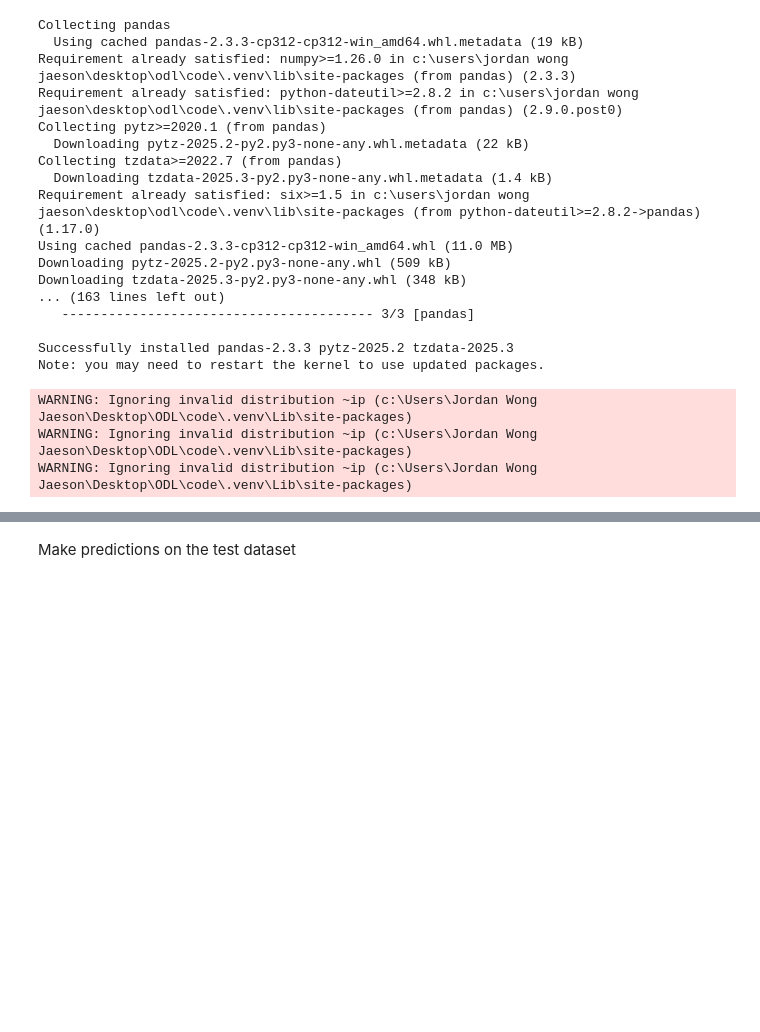
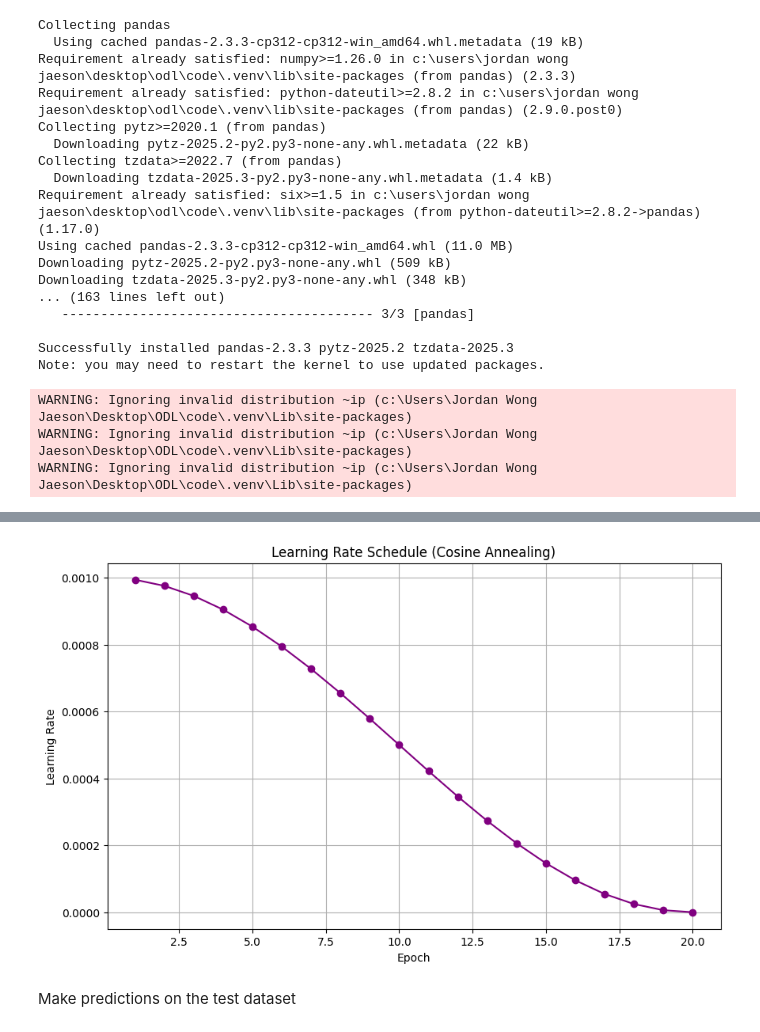
Before and after one commit to JsonWong89/ODL, a Jupyter notebook: load_image.ipynb, the cells around one changed output, grey strips where cells are left out. Cells and saved outputs as stored; diff of their text form; code cells hidden in the pictures; blank space fills up the shorter version.

```diff
--- a/load_image.ipynb
+++ b/load_image.ipynb
@@ -636,3 +809,15 @@ plt.show()
+# %%
+# Plot learning rate schedule
+if 'learning_rates' in df.columns:
+    plt.figure(figsize=(10, 6))
+    plt.plot(epochs, df['learning_rates'], marker='o', color='purple')
+    plt.xlabel('Epoch')
+    plt.ylabel('Learning Rate')
+    plt.title('Learning Rate Schedule (Cosine Annealing)')
+    plt.grid(True)
+    plt.show()
+# %% [output]
+[figure, added]
 # %% [markdown]
 Make predictions on the test dataset
 # %%
```
Also changed, not shown: parts of 20 cells of this notebook.
